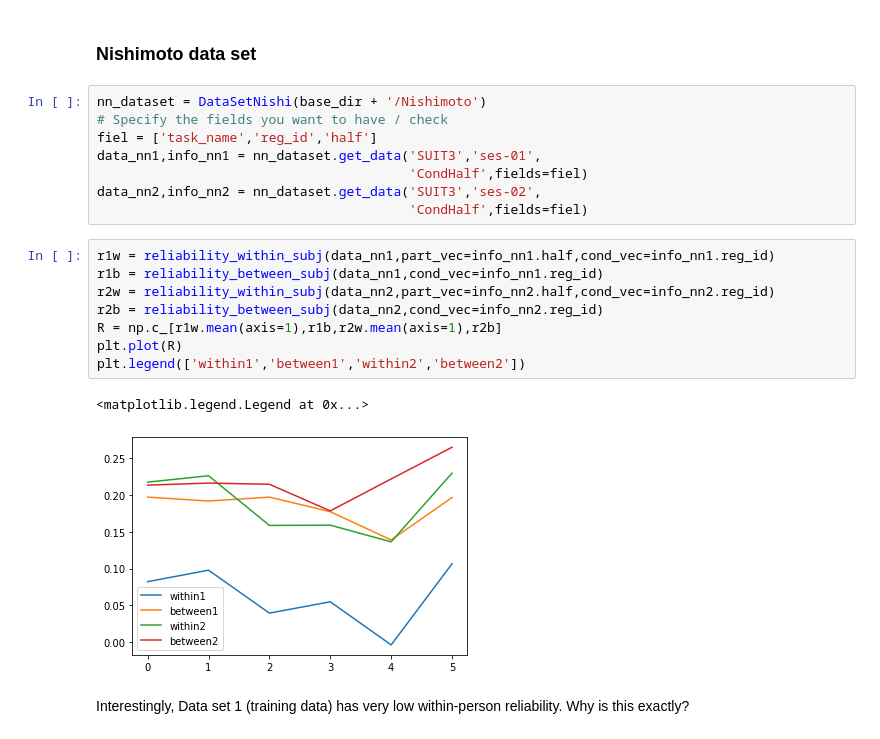
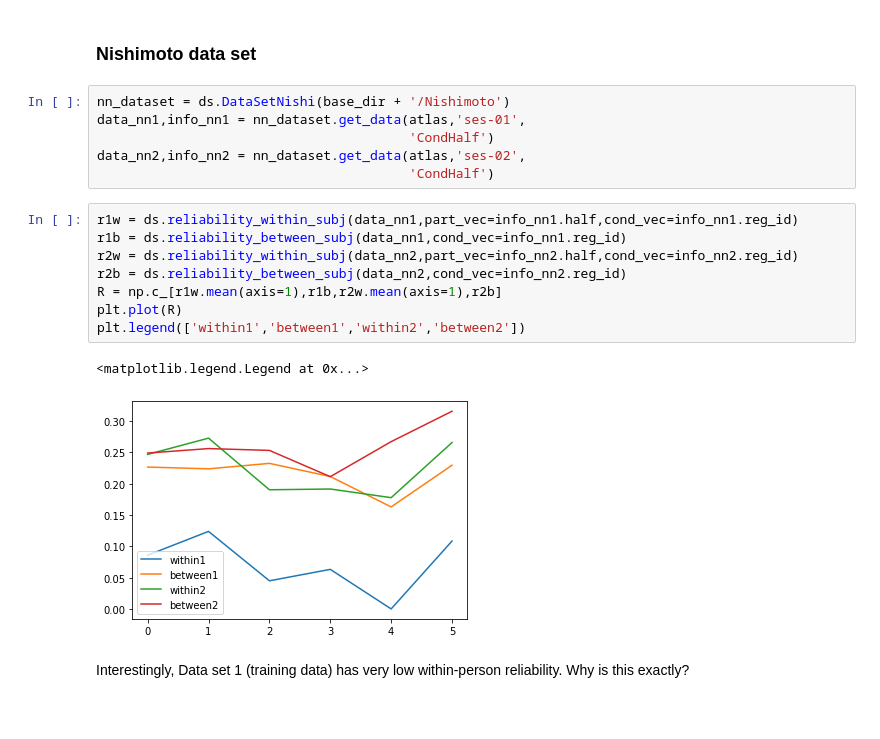
Before and after one commit to DiedrichsenLab/Functional_Fusion, a Jupyter notebook: notebooks/dataset_check.ipynb, the cells around one changed output. Drawn from its saved outputs; the diff is of its cells as text.

```diff
--- a/notebooks/dataset_check.ipynb
+++ b/notebooks/dataset_check.ipynb
@@ -69,24 +63,22 @@ plt.legend(['within','between'])
 # %% [markdown]
 ### Nishimoto data set
 # %%
-nn_dataset = DataSetNishi(base_dir + '/Nishimoto')
-# Specify the fields you want to have / check
-fiel = ['task_name','reg_id','half']
-data_nn1,info_nn1 = nn_dataset.get_data('SUIT3','ses-01',
-                                        'CondHalf',fields=fiel)
-data_nn2,info_nn2 = nn_dataset.get_data('SUIT3','ses-02',
-                                        'CondHalf',fields=fiel)
+nn_dataset = ds.DataSetNishi(base_dir + '/Nishimoto')
+data_nn1,info_nn1 = nn_dataset.get_data(atlas,'ses-01',
+                                        'CondHalf')
+data_nn2,info_nn2 = nn_dataset.get_data(atlas,'ses-02',
+                                        'CondHalf')
 # %%
-r1w = reliability_within_subj(data_nn1,part_vec=info_nn1.half,cond_vec=info_nn1.reg_id)
-r1b = reliability_between_subj(data_nn1,cond_vec=info_nn1.reg_id)
-r2w = reliability_within_subj(data_nn2,part_vec=info_nn2.half,cond_vec=info_nn2.reg_id)
-r2b = reliability_between_subj(data_nn2,cond_vec=info_nn2.reg_id)
+r1w = ds.reliability_within_subj(data_nn1,part_vec=info_nn1.half,cond_vec=info_nn1.reg_id)
+r1b = ds.reliability_between_subj(data_nn1,cond_vec=info_nn1.reg_id)
+r2w = ds.reliability_within_subj(data_nn2,part_vec=info_nn2.half,cond_vec=info_nn2.reg_id)
+r2b = ds.reliability_between_subj(data_nn2,cond_vec=info_nn2.reg_id)
 R = np.c_[r1w.mean(axis=1),r1b,r2w.mean(axis=1),r2b]
 plt.plot(R)
 plt.legend(['within1','between1','within2','between2'])
 # %% [output]
 <matplotlib.legend.Legend at 0x...>
-[figure, old version]
+[figure, new version]
 # %% [markdown]
 Interestingly, Data set 1 (training data) has very low within-person reliability. Why is this exactly?
 # %% [markdown]
```
Also changed, not shown: parts of 24 cells of this notebook, 2 other files.
